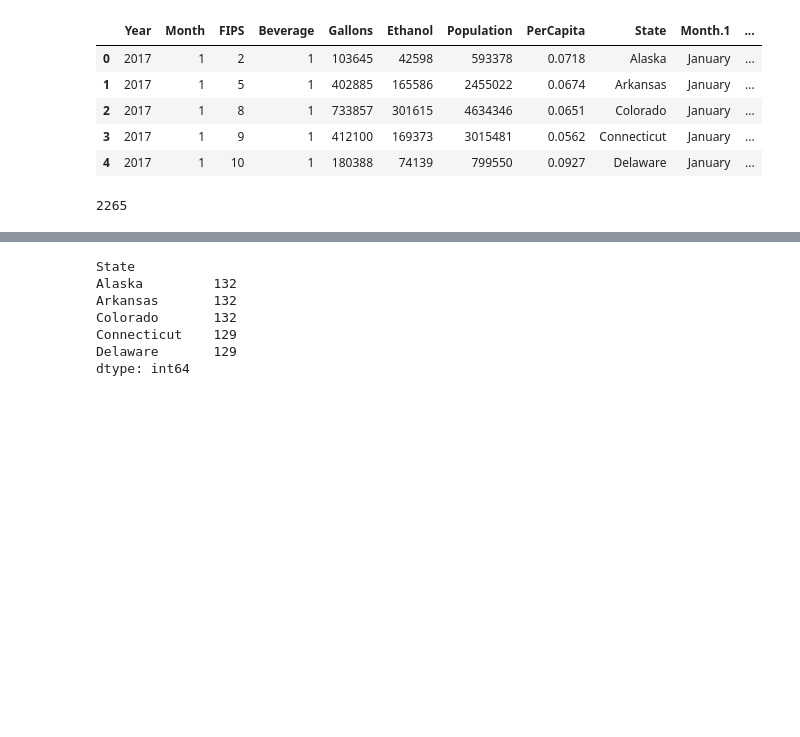
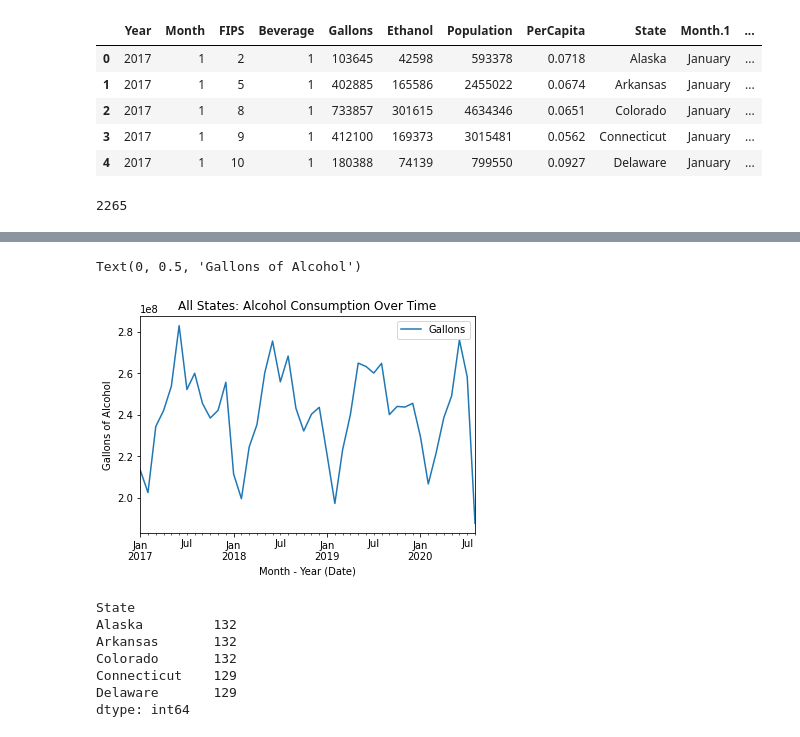
Before and after one commit to shadeetabasi/data-analysis-project-1, a Jupyter notebook: shadee/AlcoholSales_DataClean.ipynb, the cells around one changed output, grey strips where cells are left out. Cells and saved outputs as stored; diff of their text form; code cells hidden in the pictures; blank space fills up the shorter version.

Commit message:
updated jupyter notebook with all alcohol consumption graphs over time

```diff
--- a/shadee/AlcoholSales_DataClean.ipynb
+++ b/shadee/AlcoholSales_DataClean.ipynb
@@ -23,3 +23,27 @@ data_points = len(alcohol_sales_data)
 data_points
 # %% [output]
 2265
+# %%
+month_date_alcohol_sales_groupby = alcohol_sales_data.groupby(['Month - Year (Date)'])
+
+# Find sum of gallons
+month_date_alcohol_sales_groupby_total_gallons = month_date_alcohol_sales_groupby["Gallons"].sum()
+
+# Find sum of ethanol
+month_date_alcohol_sales_groupby_total_ethanol = month_date_alcohol_sales_groupby["Ethanol"].sum()
+
+# Find average of population
+month_date_alcohol_sales_groupby_avg_pop = month_date_alcohol_sales_groupby["Population"].mean()
+
+# Find average pc
+month_date_alcohol_sales_groupby_avg_pc = month_date_alcohol_sales_groupby["PerCapita"].mean()
+
+cleaned_month_date_alcohol_sales_groupby_df = pd.DataFrame({
+    "Gallons": month_date_alcohol_sales_groupby_total_gallons,
+    "Ethanol": month_date_alcohol_sales_groupby_total_ethanol,
+    "Population": month_date_alcohol_sales_groupby_avg_pop,
+    "PerCapita": month_date_alcohol_sales_groupby_avg_pc
+
+})
+
+cleaned_month_date_alcohol_sales_groupby_df.head()
@@ -26,3 +58,13 @@ data_points
+# %%
+#Plot
+cleaned_month_date_alcohol_sales_groupby_df.plot.line( y='Gallons', title="All States: Alcohol Consumption Over Time")
+plt.ylabel('Gallons of Alcohol')
+
+#Need to increase size and add more ticks
+#Also need to clean the data to remove any states that did not have data for all dates
+# %% [output]
+Text(0, 0.5, 'Gallons of Alcohol')
+[figure, added]
 # %%
 #TEST SCRIPT - Calculate total number of data points per year
 #Groupby
```
Also changed, not shown: parts of 40 cells of this notebook.
